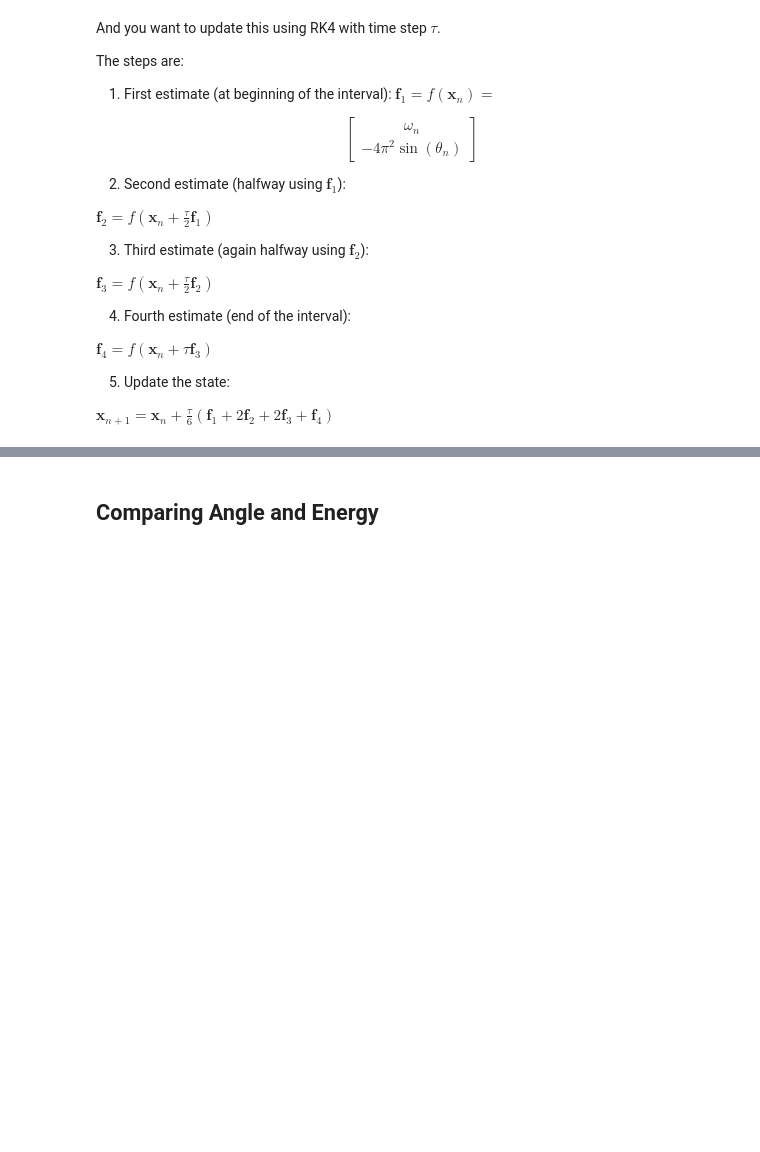
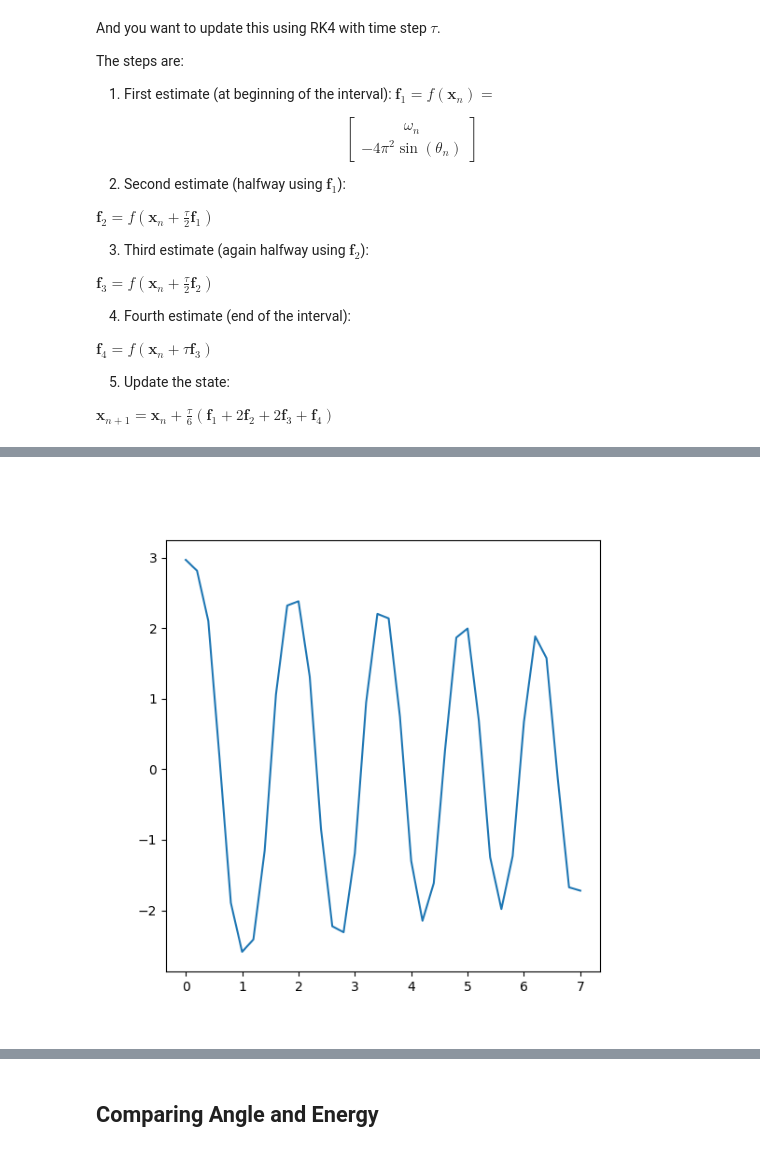
Before and after one commit to shigneedmeds/ComputationalPhysicsPython, a Jupyter notebook: expproblem_and_simplependulum.ipynb, the cells around one changed output, grey strips where cells are left out. Drawn from its saved outputs; the diff is of its cells as text; code cells hidden in the pictures; blank space fills up the shorter version.

```diff
--- a/expproblem_and_simplependulum.ipynb
+++ b/expproblem_and_simplependulum.ipynb
@@ -553,3 +555,9 @@ plt.show()
+# %%
+plt.clf()
+plt.plot(time, thetas)
+plt.show()
+# %% [output]
+[figure, added]
 # %%
 
 
```
Also changed, not shown: parts of 4 cells of this notebook.
